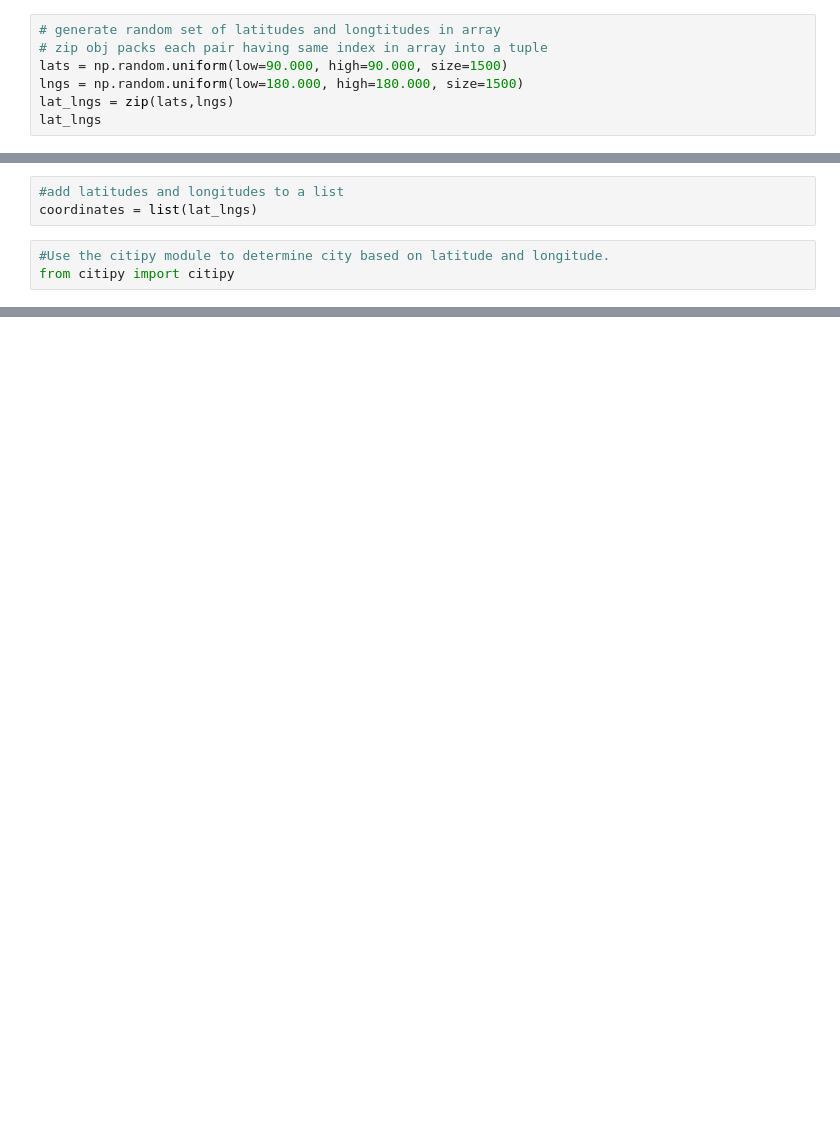
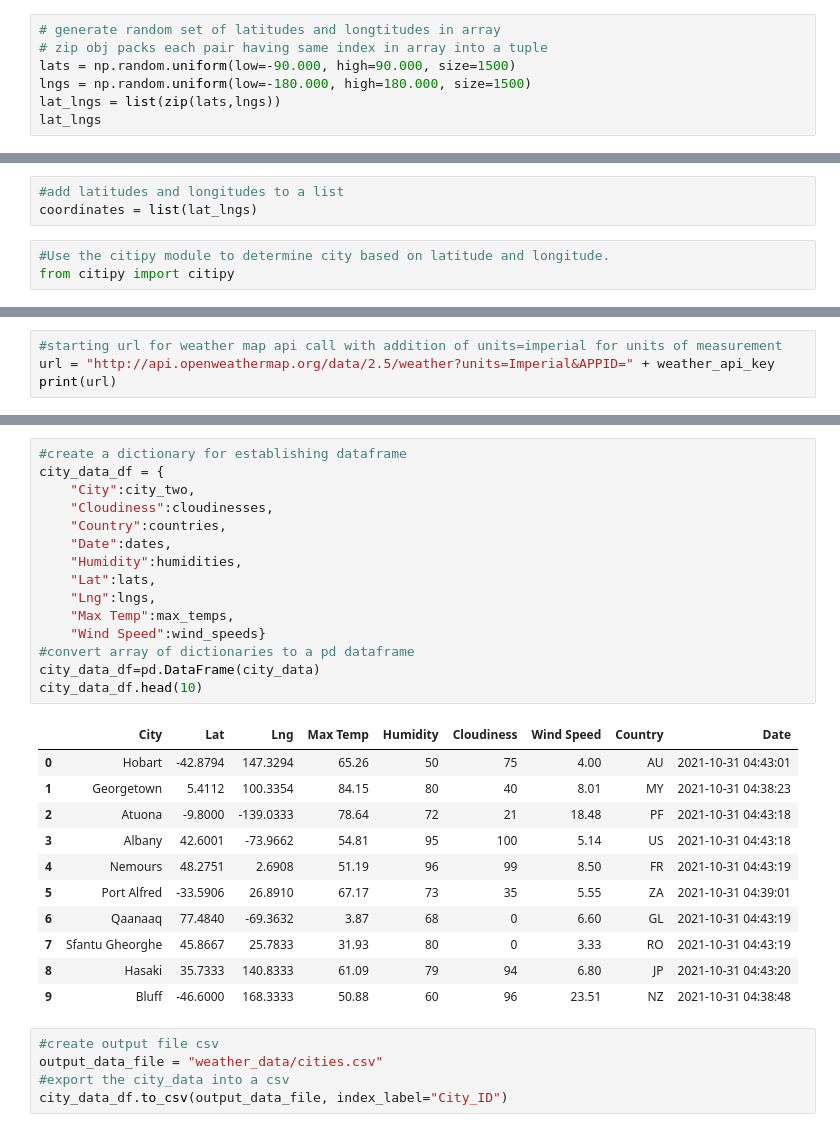
Before and after one commit to DevonG68/World_Weather_Analysis, a Jupyter notebook: WeatherPy.ipynb, the cells around one changed output, grey strips where cells are left out. Saved outputs shown, nothing was run; the diff lists cells and outputs as text; blank space fills up the shorter version.

```diff
--- a/WeatherPy.ipynb
+++ b/WeatherPy.ipynb
@@ -10,8 +10,8 @@ np.random.uniform(-1, 1000)
 # %%
 # generate random set of latitudes and longtitudes in array
 # zip obj packs each pair having same index in array into a tuple
-lats = np.random.uniform(low=90.000, high=90.000, size=1500)
-lngs = np.random.uniform(low=180.000, high=180.000, size=1500)
-lat_lngs = zip(lats,lngs)
+lats = np.random.uniform(low=-90.000, high=90.000, size=1500)
+lngs = np.random.uniform(low=-180.000, high=180.000, size=1500)
+lat_lngs = list(zip(lats,lngs))
 lat_lngs
 # %% [output]
@@ -61,0 +84,4 @@ len(cities)
+# %%
+#starting url for weather map api call with addition of units=imperial for units of measurement
+url = "http://api.openweathermap.org/data/2.5/weather?units=Imperial&APPID=" + weather_api_key
+print(url)
@@ -61,0 +174,32 @@ len(cities)
+# %%
+#create a dictionary for establishing dataframe
+city_data_df = {
+    "City":city_two,
+    "Cloudiness":cloudinesses,
+    "Country":countries,
+    "Date":dates,
+    "Humidity":humidities,
+    "Lat":lats,
+    "Lng":lngs,
+    "Max Temp":max_temps,
+    "Wind Speed":wind_speeds}
+#convert array of dictionaries to a pd dataframe
+city_data_df=pd.DataFrame(city_data)
+city_data_df.head(10)
+# %% [output]
+|  | City | Lat | Lng | Max Temp | Humidity | Cloudiness | Wind Speed | Country | Date |
+| 0 | Hobart | -42.8794 | 147.3294 | 65.26 | 50 | 75 | 4.00 | AU | 2021-10-31 04:43:01 |
+| 1 | Georgetown | 5.4112 | 100.3354 | 84.15 | 80 | 40 | 8.01 | MY | 2021-10-31 04:38:23 |
+| 2 | Atuona | -9.8000 | -139.0333 | 78.64 | 72 | 21 | 18.48 | PF | 2021-10-31 04:43:18 |
+| 3 | Albany | 42.6001 | -73.9662 | 54.81 | 95 | 100 | 5.14 | US | 2021-10-31 04:43:18 |
+| 4 | Nemours | 48.2751 | 2.6908 | 51.19 | 96 | 99 | 8.50 | FR | 2021-10-31 04:43:19 |
+| 5 | Port Alfred | -33.5906 | 26.8910 | 67.17 | 73 | 35 | 5.55 | ZA | 2021-10-31 04:39:01 |
+| 6 | Qaanaaq | 77.4840 | -69.3632 | 3.87 | 68 | 0 | 6.60 | GL | 2021-10-31 04:43:19 |
+| 7 | Sfantu Gheorghe | 45.8667 | 25.7833 | 31.93 | 80 | 0 | 3.33 | RO | 2021-10-31 04:43:19 |
+| 8 | Hasaki | 35.7333 | 140.8333 | 61.09 | 79 | 94 | 6.80 | JP | 2021-10-31 04:43:20 |
+| 9 | Bluff | -46.6000 | 168.3333 | 50.88 | 60 | 96 | 23.51 | NZ | 2021-10-31 04:38:48 |
+# %%
+#create output file csv
+output_data_file = "weather_data/cities.csv"
+#export the city_data into a csv
+city_data_df.to_csv(output_data_file, index_label="City_ID")
```
Also changed, not shown: parts of 8 cells of this notebook, 1 other file.
